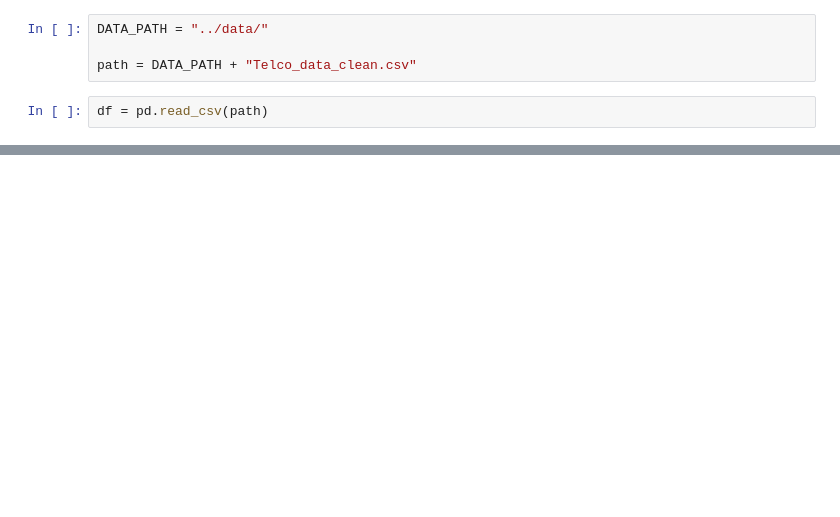
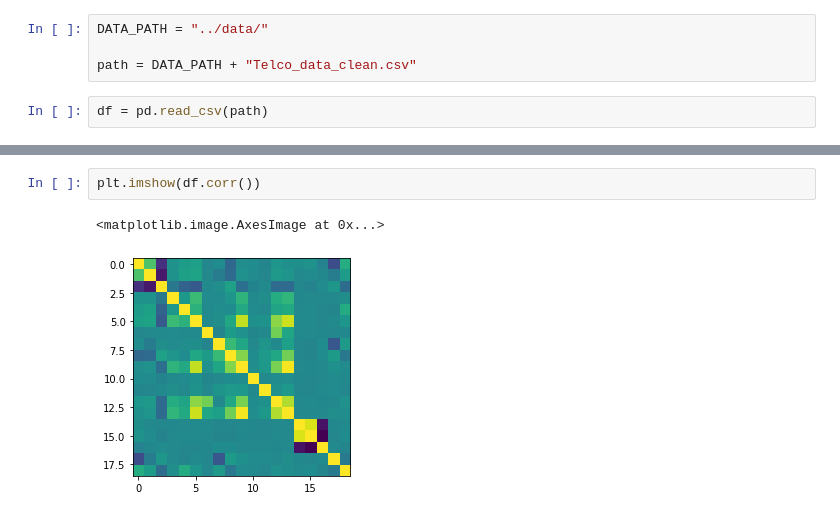
Before and after one commit to lucienwalewski/cse204project, a Jupyter notebook: src/prediction.ipynb, the cells around one changed output, grey strips where cells are left out. Saved outputs shown, nothing was run; the diff lists cells and outputs as text; blank space fills up the shorter version.

```diff
--- a/src/prediction.ipynb
+++ b/src/prediction.ipynb
@@ -59,0 +73,5 @@ cross_val_score(clf, iris.data, iris.target, cv=10)
+# %%
+plt.imshow(df.corr())
+# %% [output]
+<matplotlib.image.AxesImage at 0x...>
+[figure, added]
```
Also changed, not shown: parts of 6 cells of this notebook, 2 other files.
